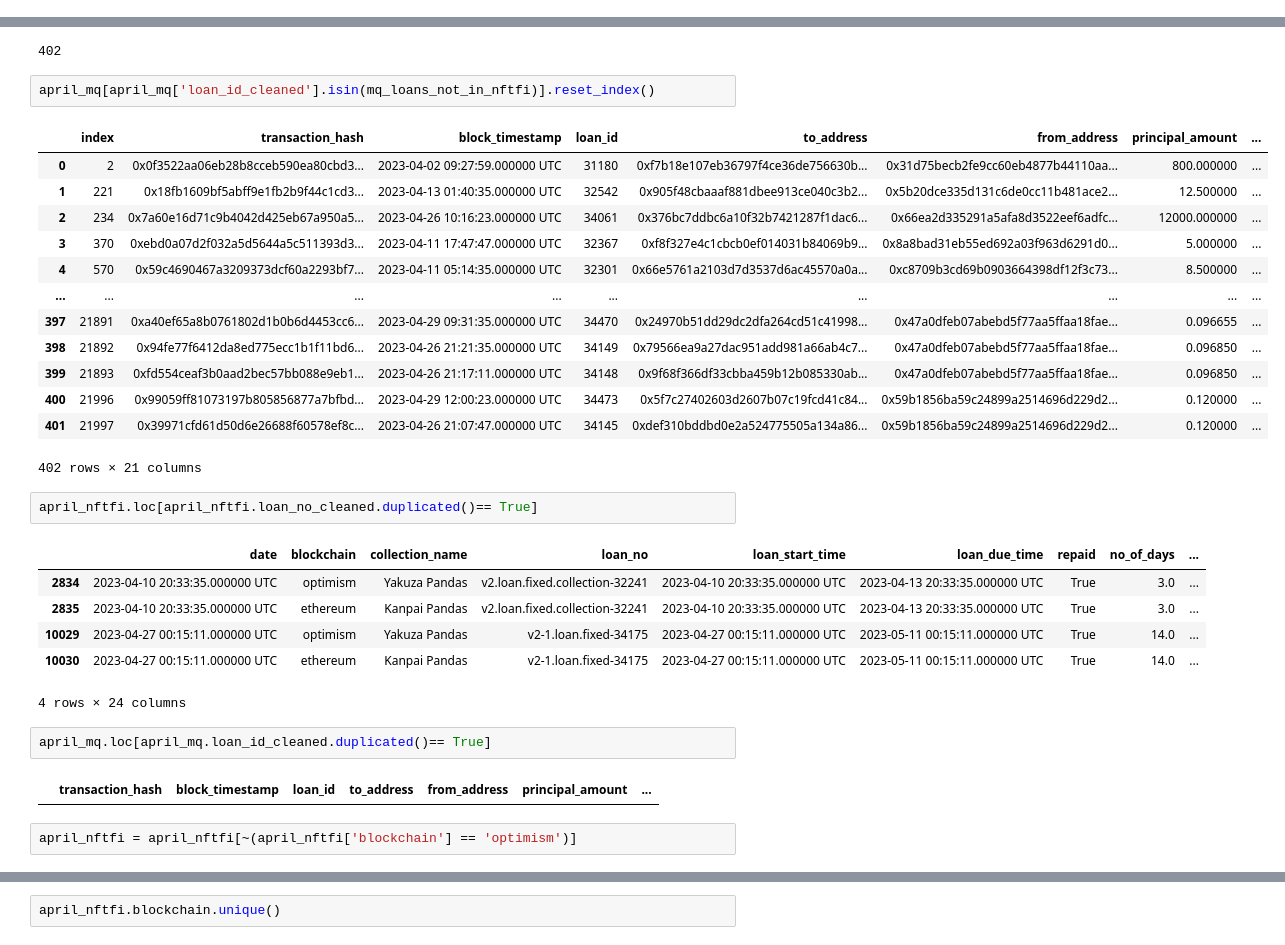
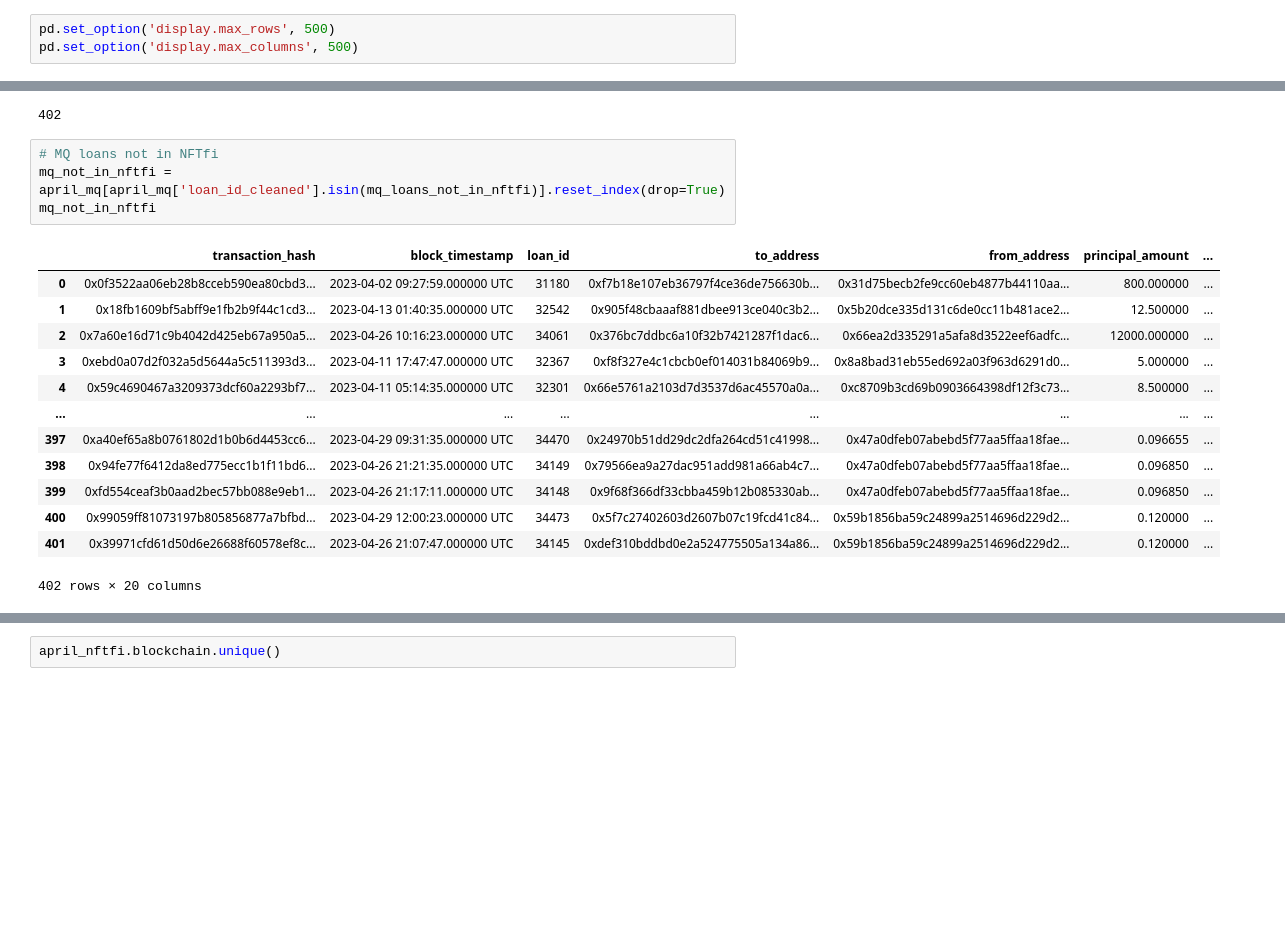
Before and after one commit to datagemsai/ChartGPT-API, a Jupyter notebook: analysis/nftfi_mq.ipynb, the cells around one changed output, grey strips where cells are left out. Drawn from its saved outputs; the diff is of its cells as text; blank space fills up the shorter version.

Commit message:
clean ipynb

```diff
--- a/analysis/nftfi_mq.ipynb
+++ b/analysis/nftfi_mq.ipynb
@@ -7,3 +6,6 @@ nftfi = pd.read_csv('nftfi.csv')
+# %%
+pd.set_option('display.max_rows', 500)
+pd.set_option('display.max_columns', 500)
 # %%
 print('mq')
 display(mq.head(2))
@@ -134,33 +145,20 @@ len(mq_loans_not_in_nftfi)
 # %% [output]
 402
 # %%
-april_mq[april_mq['loan_id_cleaned'].isin(mq_loans_not_in_nftfi)].reset_index()
+# MQ loans not in NFTfi
+mq_not_in_nftfi = april_mq[april_mq['loan_id_cleaned'].isin(mq_loans_not_in_nftfi)].reset_index(drop=True)
+mq_not_in_nftfi
 # %% [output]
-|  | index | transaction_hash | block_timestamp | loan_id | to_address | from_address | principal_amount | ... |
-| 0 | 2 | 0x0f3522aa06eb28b8cceb590ea80cbd3... | 2023-04-02 09:27:59.000000 UTC | 31180 | 0xf7b18e107eb36797f4ce36de756630b... | 0x31d75becb2fe9cc60eb4877b44110aa... | 800.000000 | ... |
-| 1 | 221 | 0x18fb1609bf5abff9e1fb2b9f44c1cd3... | 2023-04-13 01:40:35.000000 UTC | 32542 | 0x905f48cbaaaf881dbee913ce040c3b2... | 0x5b20dce335d131c6de0cc11b481ace2... | 12.500000 | ... |
-| 2 | 234 | 0x7a60e16d71c9b4042d425eb67a950a5... | 2023-04-26 10:16:23.000000 UTC | 34061 | 0x376bc7ddbc6a10f32b7421287f1dac6... | 0x66ea2d335291a5afa8d3522eef6adfc... | 12000.000000 | ... |
-| 3 | 370 | 0xebd0a07d2f032a5d5644a5c511393d3... | 2023-04-11 17:47:47.000000 UTC | 32367 | 0xf8f327e4c1cbcb0ef014031b84069b9... | 0x8a8bad31eb55ed692a03f963d6291d0... | 5.000000 | ... |
-| 4 | 570 | 0x59c4690467a3209373dcf60a2293bf7... | 2023-04-11 05:14:35.000000 UTC | 32301 | 0x66e5761a2103d7d3537d6ac45570a0a... | 0xc8709b3cd69b0903664398df12f3c73... | 8.500000 | ... |
-| ... | ... | ... | ... | ... | ... | ... | ... | ... |
-| 397 | 21891 | 0xa40ef65a8b0761802d1b0b6d4453cc6... | 2023-04-29 09:31:35.000000 UTC | 34470 | 0x24970b51dd29dc2dfa264cd51c41998... | 0x47a0dfeb07abebd5f77aa5ffaa18fae... | 0.096655 | ... |
-| 398 | 21892 | 0x94fe77f6412da8ed775ecc1b1f11bd6... | 2023-04-26 21:21:35.000000 UTC | 34149 | 0x79566ea9a27dac951add981a66ab4c7... | 0x47a0dfeb07abebd5f77aa5ffaa18fae... | 0.096850 | ... |
-| 399 | 21893 | 0xfd554ceaf3b0aad2bec57bb088e9eb1... | 2023-04-26 21:17:11.000000 UTC | 34148 | 0x9f68f366df33cbba459b12b085330ab... | 0x47a0dfeb07abebd5f77aa5ffaa18fae... | 0.096850 | ... |
-| 400 | 21996 | 0x99059ff81073197b805856877a7bfbd... | 2023-04-29 12:00:23.000000 UTC | 34473 | 0x5f7c27402603d2607b07c19fcd41c84... | 0x59b1856ba59c24899a2514696d229d2... | 0.120000 | ... |
-| 401 | 21997 | 0x39971cfd61d50d6e26688f60578ef8c... | 2023-04-26 21:07:47.000000 UTC | 34145 | 0xdef310bddbd0e2a524775505a134a86... | 0x59b1856ba59c24899a2514696d229d2... | 0.120000 | ... |
+|  | transaction_hash | block_timestamp | loan_id | to_address | from_address | principal_amount | ... |
+| 0 | 0x0f3522aa06eb28b8cceb590ea80cbd3... | 2023-04-02 09:27:59.000000 UTC | 31180 | 0xf7b18e107eb36797f4ce36de756630b... | 0x31d75becb2fe9cc60eb4877b44110aa... | 800.000000 | ... |
+| 1 | 0x18fb1609bf5abff9e1fb2b9f44c1cd3... | 2023-04-13 01:40:35.000000 UTC | 32542 | 0x905f48cbaaaf881dbee913ce040c3b2... | 0x5b20dce335d131c6de0cc11b481ace2... | 12.500000 | ... |
+| 2 | 0x7a60e16d71c9b4042d425eb67a950a5... | 2023-04-26 10:16:23.000000 UTC | 34061 | 0x376bc7ddbc6a10f32b7421287f1dac6... | 0x66ea2d335291a5afa8d3522eef6adfc... | 12000.000000 | ... |
+| 3 | 0xebd0a07d2f032a5d5644a5c511393d3... | 2023-04-11 17:47:47.000000 UTC | 32367 | 0xf8f327e4c1cbcb0ef014031b84069b9... | 0x8a8bad31eb55ed692a03f963d6291d0... | 5.000000 | ... |
+| 4 | 0x59c4690467a3209373dcf60a2293bf7... | 2023-04-11 05:14:35.000000 UTC | 32301 | 0x66e5761a2103d7d3537d6ac45570a0a... | 0xc8709b3cd69b0903664398df12f3c73... | 8.500000 | ... |
+| ... | ... | ... | ... | ... | ... | ... | ... |
+| 397 | 0xa40ef65a8b0761802d1b0b6d4453cc6... | 2023-04-29 09:31:35.000000 UTC | 34470 | 0x24970b51dd29dc2dfa264cd51c41998... | 0x47a0dfeb07abebd5f77aa5ffaa18fae... | 0.096655 | ... |
+| 398 | 0x94fe77f6412da8ed775ecc1b1f11bd6... | 2023-04-26 21:21:35.000000 UTC | 34149 | 0x79566ea9a27dac951add981a66ab4c7... | 0x47a0dfeb07abebd5f77aa5ffaa18fae... | 0.096850 | ... |
+| 399 | 0xfd554ceaf3b0aad2bec57bb088e9eb1... | 2023-04-26 21:17:11.000000 UTC | 34148 | 0x9f68f366df33cbba459b12b085330ab... | 0x47a0dfeb07abebd5f77aa5ffaa18fae... | 0.096850 | ... |
+| 400 | 0x99059ff81073197b805856877a7bfbd... | 2023-04-29 12:00:23.000000 UTC | 34473 | 0x5f7c27402603d2607b07c19fcd41c84... | 0x59b1856ba59c24899a2514696d229d2... | 0.120000 | ... |
+| 401 | 0x39971cfd61d50d6e26688f60578ef8c... | 2023-04-26 21:07:47.000000 UTC | 34145 | 0xdef310bddbd0e2a524775505a134a86... | 0x59b1856ba59c24899a2514696d229d2... | 0.120000 | ... |
-402 rows × 21 columns
+402 rows × 20 columns
-# %%
-april_nftfi.loc[april_nftfi.loan_no_cleaned.duplicated()== True]
-# %% [output]
-|  | date | blockchain | collection_name | loan_no | loan_start_time | loan_due_time | repaid | no_of_days | ... |
-| 2834 | 2023-04-10 20:33:35.000000 UTC | optimism | Yakuza Pandas | v2.loan.fixed.collection-32241 | 2023-04-10 20:33:35.000000 UTC | 2023-04-13 20:33:35.000000 UTC | True | 3.0 | ... |
-| 2835 | 2023-04-10 20:33:35.000000 UTC | ethereum | Kanpai Pandas | v2.loan.fixed.collection-32241 | 2023-04-10 20:33:35.000000 UTC | 2023-04-13 20:33:35.000000 UTC | True | 3.0 | ... |
-| 10029 | 2023-04-27 00:15:11.000000 UTC | optimism | Yakuza Pandas | v2-1.loan.fixed-34175 | 2023-04-27 00:15:11.000000 UTC | 2023-05-11 00:15:11.000000 UTC | True | 14.0 | ... |
-| 10030 | 2023-04-27 00:15:11.000000 UTC | ethereum | Kanpai Pandas | v2-1.loan.fixed-34175 | 2023-04-27 00:15:11.000000 UTC | 2023-05-11 00:15:11.000000 UTC | True | 14.0 | ... |
-4 rows × 24 columns
-# %%
-april_mq.loc[april_mq.loan_id_cleaned.duplicated()== True]
-# %% [output]
-|  | transaction_hash | block_timestamp | loan_id | to_address | from_address | principal_amount | ... |
-# %%
-april_nftfi = april_nftfi[~(april_nftfi['blockchain'] == 'optimism')]
```
Also changed, not shown: parts of 28 cells of this notebook.
